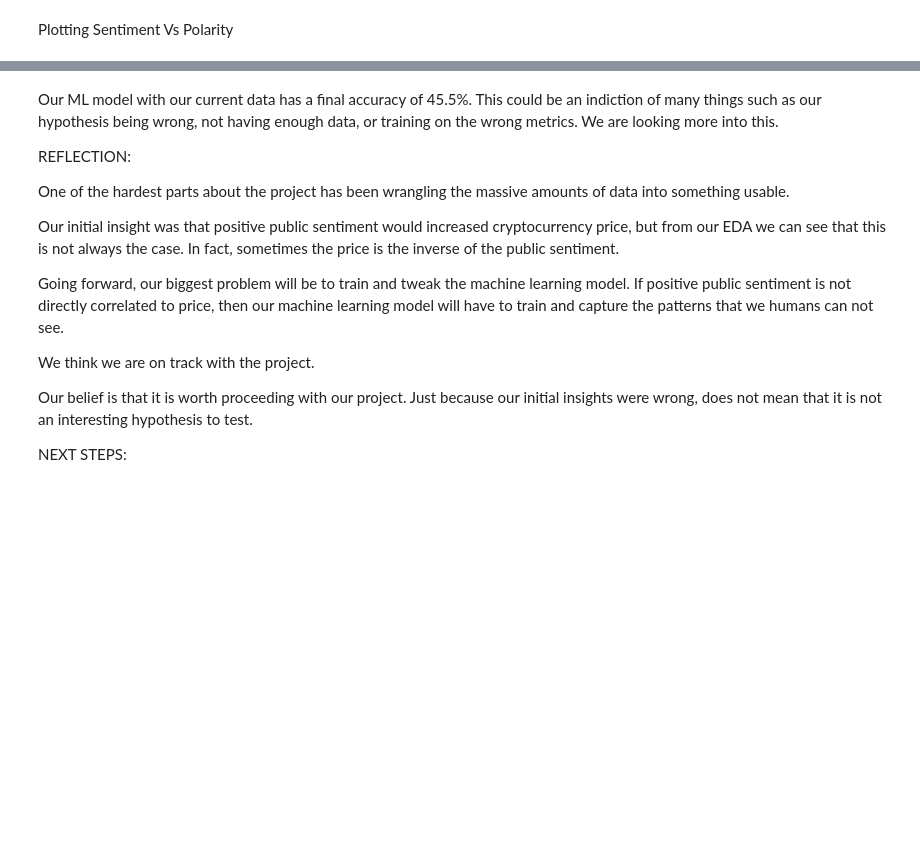
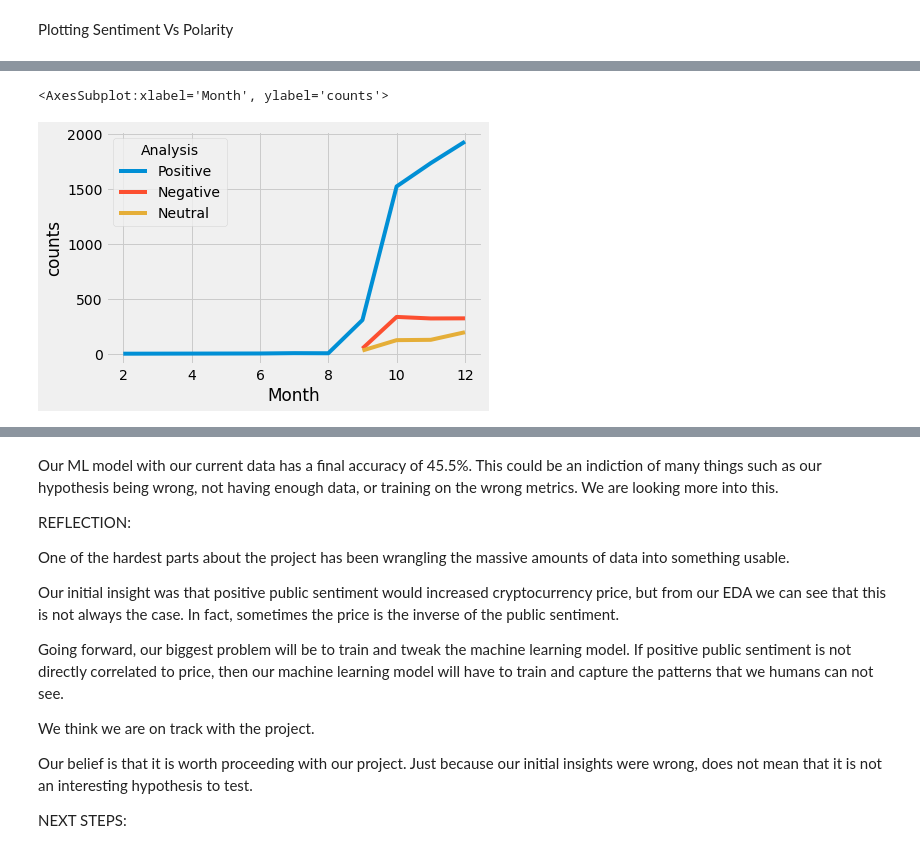
Before and after one commit to uic-cs418/cs418-spring22-sixth-sense, a Jupyter notebook: CS418_Sixth_Sense.ipynb, the cells around one changed output, grey strips where cells are left out. Drawn from its saved outputs; the diff is of its cells as text; code cells hidden in the pictures; blank space fills up the shorter version.

Commit message:
Visualization for 17 and 18
Visualization of sentiment for year 2017 and 2018 is added.

```diff
--- a/CS418_Sixth_Sense.ipynb
+++ b/CS418_Sixth_Sense.ipynb
@@ -509,8 +516,5 @@ btc = pd.read_json("cryptodata/news.json")
 
 #First Data Set
 btc = btc[btc["text"].str.contains("Bitcoin | BTC") == True]
-
-#second data Set
-#bitcoinTalk = pd.read_json("bitcointalk.json")
-#bitcoin = bitcoinTalk[bitcoinTalk["text"].str.contains("Bitcoin | BTC") == True]
-#bitcoin
+btc['Month'] = btc['date'].dt.month
+btc
@@ -635,0 +671,6 @@ bitcoin
+# %%
+#btc_2017['Month'] = btc['date'].dt.month
+btc_2017
+#btc_20177 = btc_2017.groupby(['Month'])['Analysis'].count()
+df2 = btc_2017.groupby(['Month','Analysis']).size().reset_index(name='counts')
+print(df2)
@@ -635,0 +695,7 @@ bitcoin
+# %%
+#For 2017
+#df2.plot(x='Month', y = 'counts')
+sns.lineplot(data = df2, x = "Month" , y = "counts" , hue = "Analysis")
+# %% [output]
+<AxesSubplot:xlabel='Month', ylabel='counts'>
+[figure, added]
```
Also changed, not shown: parts of 24 cells of this notebook.
